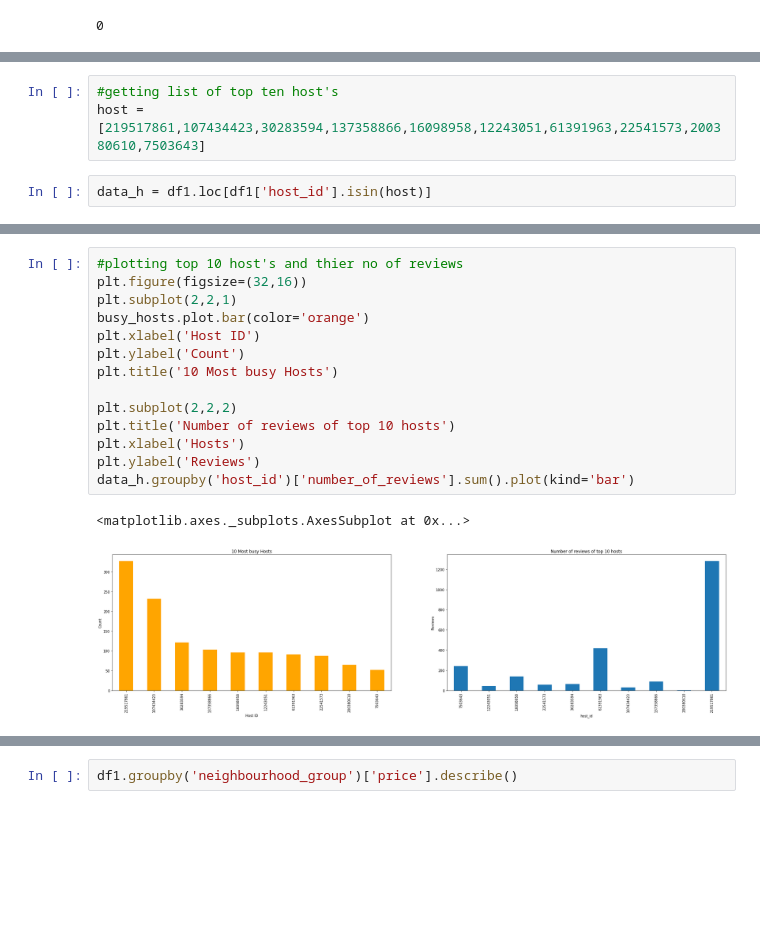
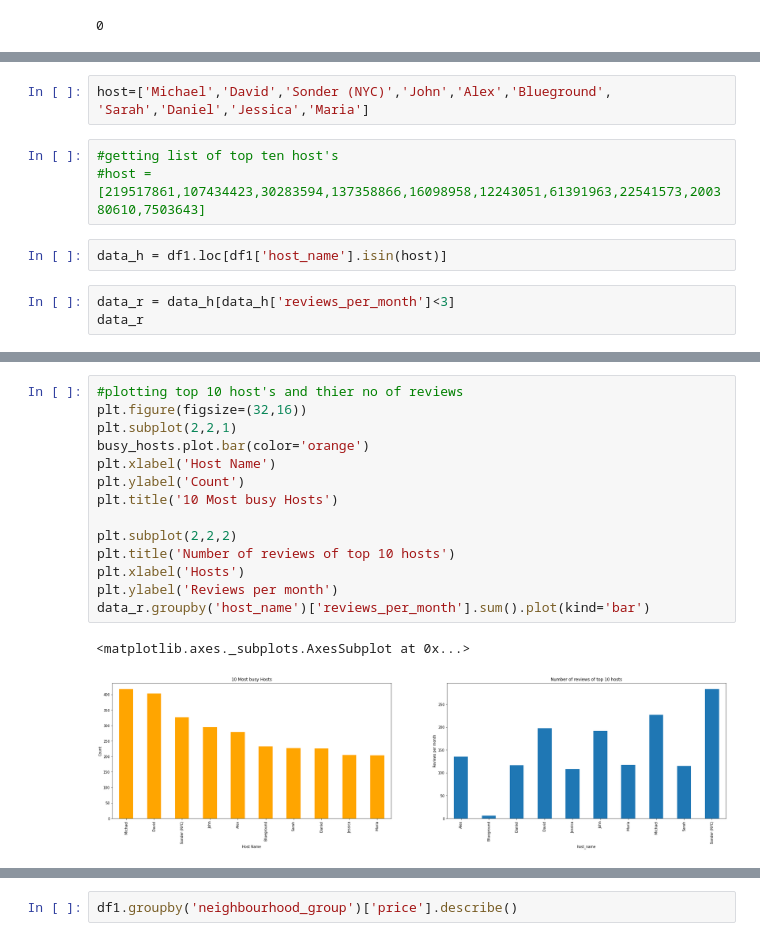
Before and after one commit to mohammedmoin44/EDA-Airbnb-NYC, a Jupyter notebook: Airbnb_Bookings_Analysis_Capstone_Project.ipynb, the cells around one changed output, grey strips where cells are left out. Cells and saved outputs as stored; diff of their text form; blank space fills up the shorter version.

```diff
--- a/Airbnb_Bookings_Analysis_Capstone_Project.ipynb
+++ b/Airbnb_Bookings_Analysis_Capstone_Project.ipynb
@@ -203,5 +258,10 @@ Name: host_id, dtype: int64
+# %%
+host=['Michael','David','Sonder (NYC)','John','Alex','Blueground', 'Sarah','Daniel','Jessica','Maria']
 # %%
 #getting list of top ten host's
-host = [219517861,107434423,30283594,137358866,16098958,12243051,61391963,22541573,200380610,7503643]
+#host = [219517861,107434423,30283594,137358866,16098958,12243051,61391963,22541573,200380610,7503643]
 # %%
-data_h = df1.loc[df1['host_id'].isin(host)]
+data_h = df1.loc[df1['host_name'].isin(host)]
+# %%
+data_r = data_h[data_h['reviews_per_month']<3]
+data_r
@@ -208,17 +282,17 @@ data_h = df1.loc[df1['host_id'].isin(host)]
 # %%
 #plotting top 10 host's and thier no of reviews
 plt.figure(figsize=(32,16))
 plt.subplot(2,2,1)
 busy_hosts.plot.bar(color='orange')
-plt.xlabel('Host ID')
+plt.xlabel('Host Name')
 plt.ylabel('Count')
 plt.title('10 Most busy Hosts')
 
 plt.subplot(2,2,2)
 plt.title('Number of reviews of top 10 hosts')
 plt.xlabel('Hosts')
-plt.ylabel('Reviews')
-data_h.groupby('host_id')['number_of_reviews'].sum().plot(kind='bar')
+plt.ylabel('Reviews per month')
+data_r.groupby('host_name')['reviews_per_month'].sum().plot(kind='bar')
 # %% [output]
 <matplotlib.axes._subplots.AxesSubplot at 0x...>
-[figure, old version]
+[figure, new version]
```
Also changed, not shown: parts of 25 cells of this notebook.
